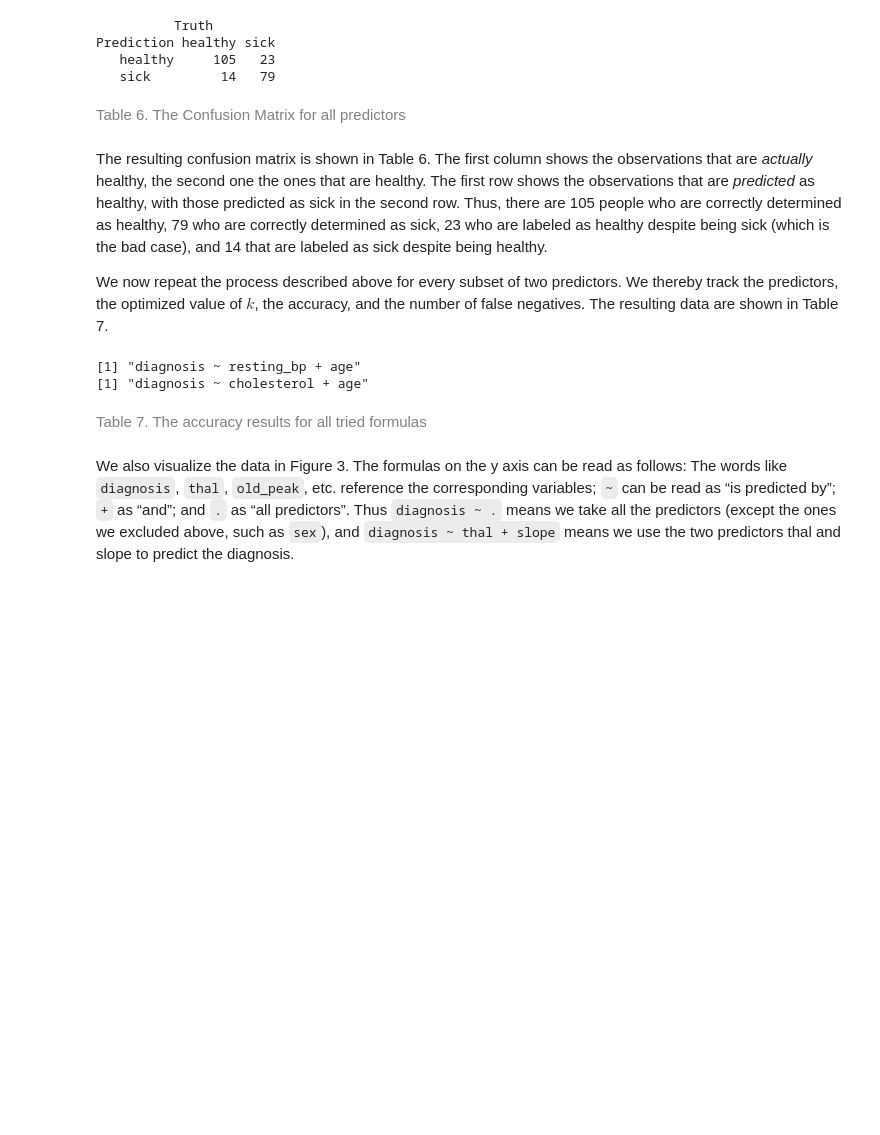
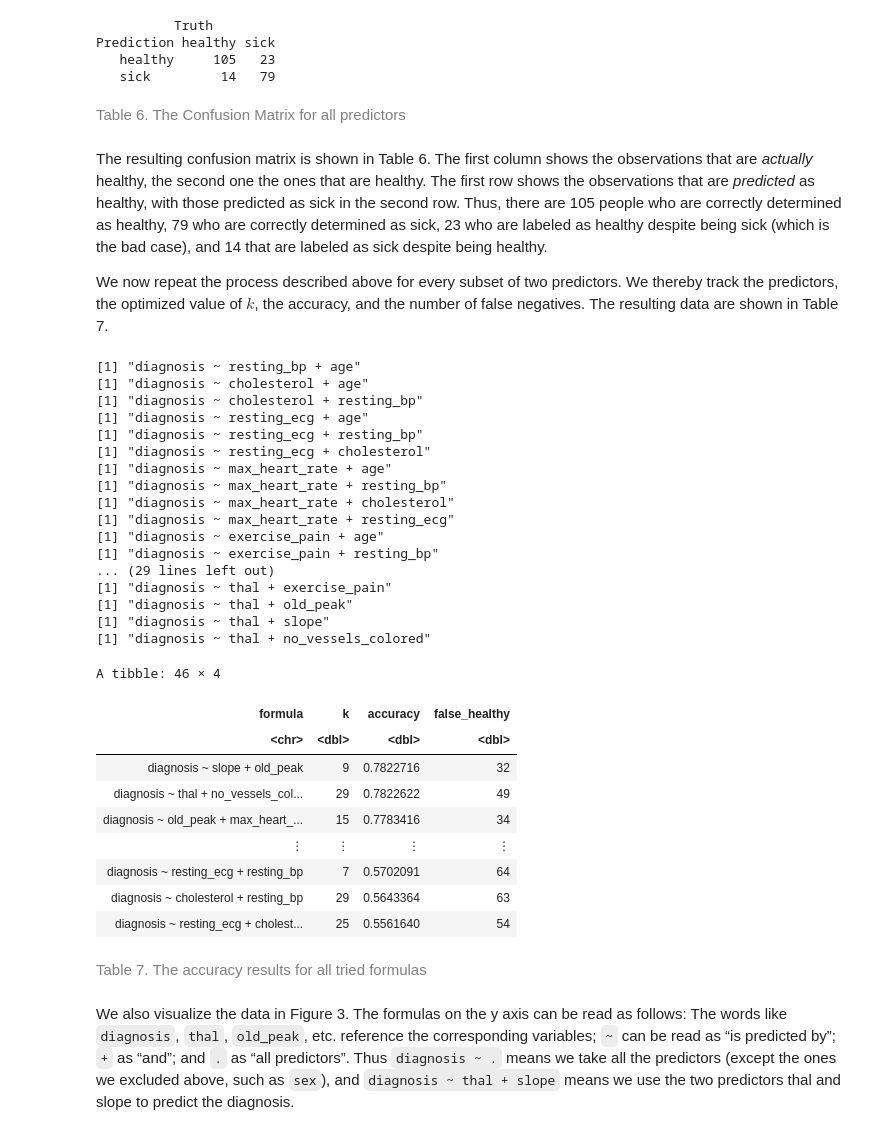
Before and after one commit to DSCI-310-2023/dsci-310-group-03, a Jupyter notebook: notebook/heart_disease_classification.ipynb, the cells around one changed output. Saved outputs shown, nothing was run; the diff lists cells and outputs as text; code cells hidden in the pictures; blank space fills up the shorter version.

Commit message:
Update build_model function and add test

```diff
--- a/notebook/heart_disease_classification.ipynb
+++ b/notebook/heart_disease_classification.ipynb
@@ -270,7 +270,14 @@ image_recipe <- recipe(diagnosis ~ ., data = training_set) %>%
         step_scale(all_predictors()) %>%
         step_center(all_predictors())
 
-knn_fit <- build_model(image_recipe, optimal = "None")
+knn_fit <- build_model(training_set, image_recipe, optimal = "None", vfold = vfold, gridvals = gridvals)
 
-optimal_k <- get_optimal_k(knn_fit, "Yes")
+best_fit <- knn_fit %>%
+    filter(.metric == "accuracy") %>%
+    arrange(desc(mean)) %>%
+    slice(1)
+
+optimal_k <- best_fit %>% pull(neighbors)
+
+best_fit
 # %% [output]
@@ -287,7 +294,7 @@ However, we are not only interested in the accuracy, but also in the false negat
 
 Note that we can not and should not optimize our whole model for the lowest false negative rate, as always predicting “sick” would set this value to $0$, and the resulting model would be worthless.
 # %%
-knn_fit <- build_model(image_recipe, "Yes", optimal_k)
+knn_fit <- build_model(training_set, image_recipe, "Yes", k = optimal_k)
 
 # predicting the whole training set to get an idea of the accuracy
 # Since the choice of which variables to include as predictors
@@ -329,36 +336,66 @@ for (i in 2:length(predictors)) {
         model_string <- paste("diagnosis", "~", predictors[i], "+", predictors[j])
         print(model_string)
         flush.console()
 
         # find best k
         image_recipe <- recipe(as.formula(model_string), data = training_set)%>%
             step_scale(all_predictors()) %>%
             step_center(all_predictors())
 
-        knn_fit <- build_model(image_recipe, "None")
+        knn_fit <- build_model(training_set, image_recipe, "None", vfold = vfold, gridvals = gridvals)
 
-        optimal_k <- get_optimal_k(knn_fit)
+        best_fit <- knn_fit %>%
+            filter(.metric == "accuracy") %>%
+            arrange(desc(mean)) %>%
+            slice(1)
+
+        optimal_k <- best_fit %>% pull(neighbors)
 
         # train
-        knn_fit <- build_model(image_recipe, "Yes", optimal_k)
+        knn_fit <- build_model(training_set, image_recipe, "Yes", k = optimal_k)
 
         predictions <- predict(knn_fit , training_set) %>%
             bind_cols(training_set)
 
         diagnosis_prediction_confusion <- predictions %>%
             conf_mat(truth = diagnosis, estimate = .pred_class) %>%
             tidy()
 
         two_predictors <- two_predictors %>%
         add_row(formula = model_string, k = optimal_k, accuracy = best_fit %>% pull(mean),
                 false_healthy = diagnosis_prediction_confusion %>% filter(name == "cell_1_2") %>% pull(value))
     }
 }
 
 two_predictors %>% arrange(desc(accuracy))
 # %% [output]
 [1] "diagnosis ~ resting_bp + age"
 [1] "diagnosis ~ cholesterol + age"
+[1] "diagnosis ~ cholesterol + resting_bp"
+[1] "diagnosis ~ resting_ecg + age"
+[1] "diagnosis ~ resting_ecg + resting_bp"
+[1] "diagnosis ~ resting_ecg + cholesterol"
+[1] "diagnosis ~ max_heart_rate + age"
+[1] "diagnosis ~ max_heart_rate + resting_bp"
+[1] "diagnosis ~ max_heart_rate + cholesterol"
+[1] "diagnosis ~ max_heart_rate + resting_ecg"
+[1] "diagnosis ~ exercise_pain + age"
+[1] "diagnosis ~ exercise_pain + resting_bp"
+... (29 lines left out)
+[1] "diagnosis ~ thal + exercise_pain"
+[1] "diagnosis ~ thal + old_peak"
+[1] "diagnosis ~ thal + slope"
+[1] "diagnosis ~ thal + no_vessels_colored"
+A tibble: 46 × 4
+| formula | k | accuracy | false_healthy |
+| <chr> | <dbl> | <dbl> | <dbl> |
+| diagnosis ~ slope + old_peak | 9 | 0.7822716 | 32 |
+| diagnosis ~ thal + no_vessels_col... | 29 | 0.7822622 | 49 |
+| diagnosis ~ old_peak + max_heart_... | 15 | 0.7783416 | 34 |
+| ⋮ | ⋮ | ⋮ | ⋮ |
+| diagnosis ~ resting_ecg + resting_bp | 7 | 0.5702091 | 64 |
+| diagnosis ~ cholesterol + resting_bp | 29 | 0.5643364 | 63 |
+| diagnosis ~ resting_ecg + cholest... | 25 | 0.5561640 | 54 |
 # %% [markdown]
 <span style="color: gray;">Table 7. The accuracy results for all tried formulas</span>
 # %% [markdown]
```
Also changed, not shown: parts of 2 cells of this notebook, 2 other files.
